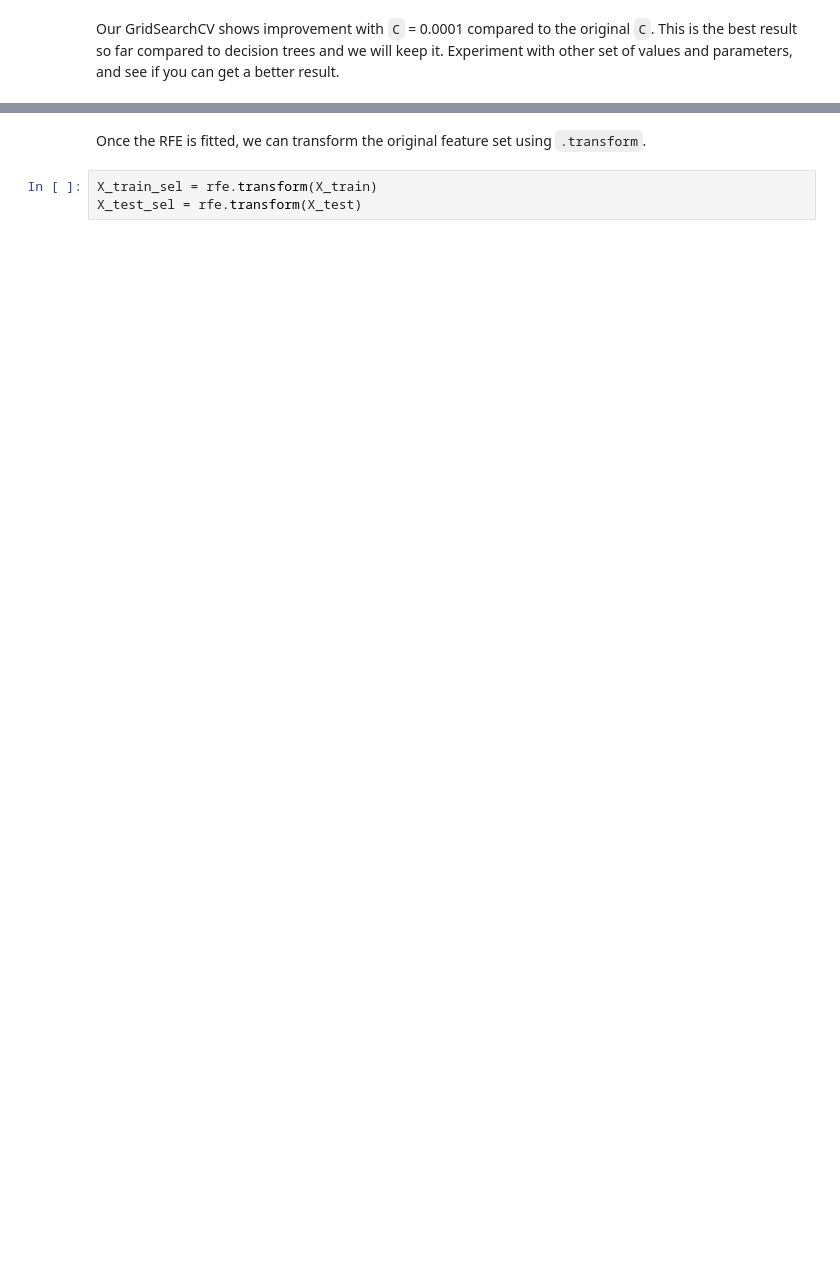
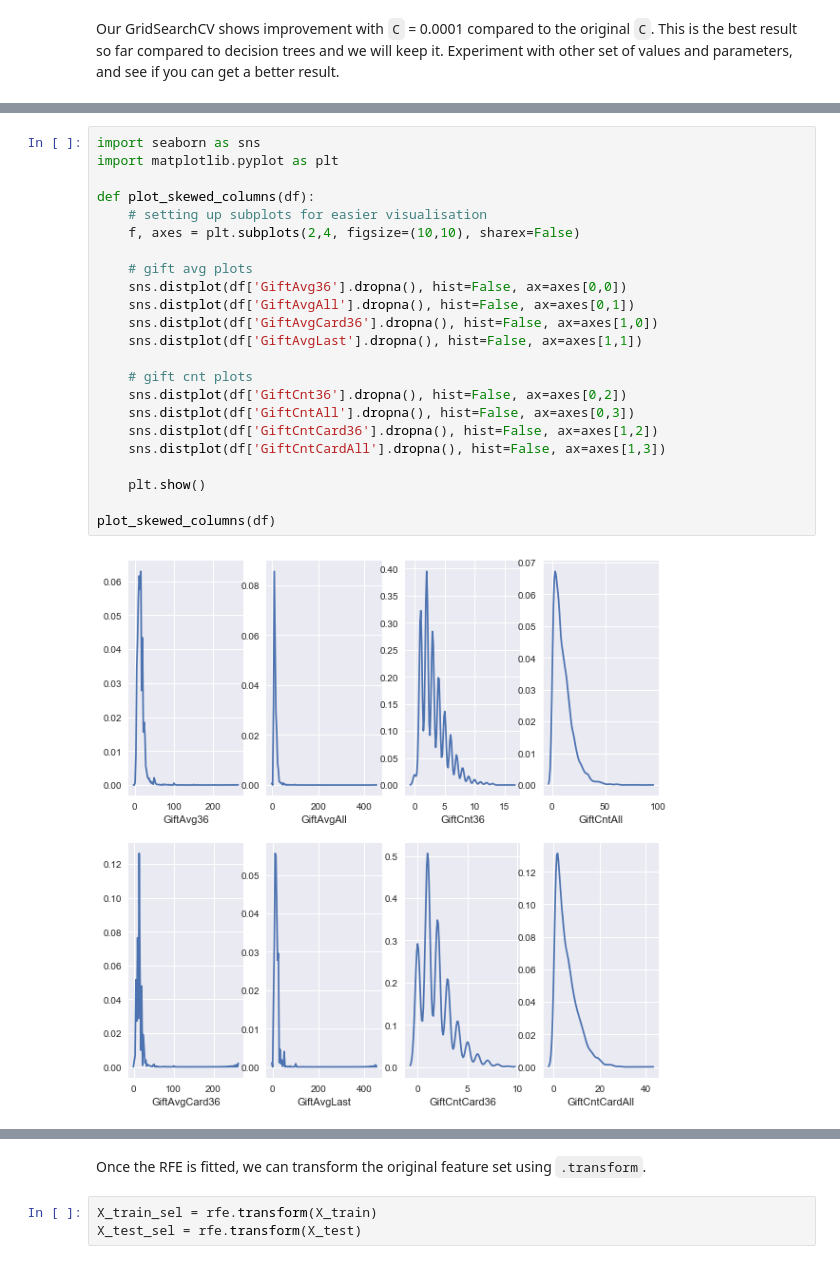
Before and after one commit to liehendi11/IFN645, a Jupyter notebook: prac4 - regression.ipynb, the cells around one changed output, grey strips where cells are left out. Cells and saved outputs as stored; diff of their text form; blank space fills up the shorter version.

```diff
--- a/prac4 - regression.ipynb
+++ b/prac4 - regression.ipynb
@@ -235,0 +277,25 @@ Our GridSearchCV shows improvement with `C` = 0.0001 compared to the original `C
+# %%
+import seaborn as sns
+import matplotlib.pyplot as plt
+
+def plot_skewed_columns(df):
+    # setting up subplots for easier visualisation
+    f, axes = plt.subplots(2,4, figsize=(10,10), sharex=False)
+
+    # gift avg plots
+    sns.distplot(df['GiftAvg36'].dropna(), hist=False, ax=axes[0,0])
+    sns.distplot(df['GiftAvgAll'].dropna(), hist=False, ax=axes[0,1])
+    sns.distplot(df['GiftAvgCard36'].dropna(), hist=False, ax=axes[1,0])
+    sns.distplot(df['GiftAvgLast'].dropna(), hist=False, ax=axes[1,1])
+
+    # gift cnt plots
+    sns.distplot(df['GiftCnt36'].dropna(), hist=False, ax=axes[0,2])
+    sns.distplot(df['GiftCntAll'].dropna(), hist=False, ax=axes[0,3])
+    sns.distplot(df['GiftCntCard36'].dropna(), hist=False, ax=axes[1,2])
+    sns.distplot(df['GiftCntCardAll'].dropna(), hist=False, ax=axes[1,3])
+
+    plt.show()
+
+plot_skewed_columns(df)
+# %% [output]
+[figure, added]
```
Also changed, not shown: parts of 46 cells of this notebook, 3 other files.
